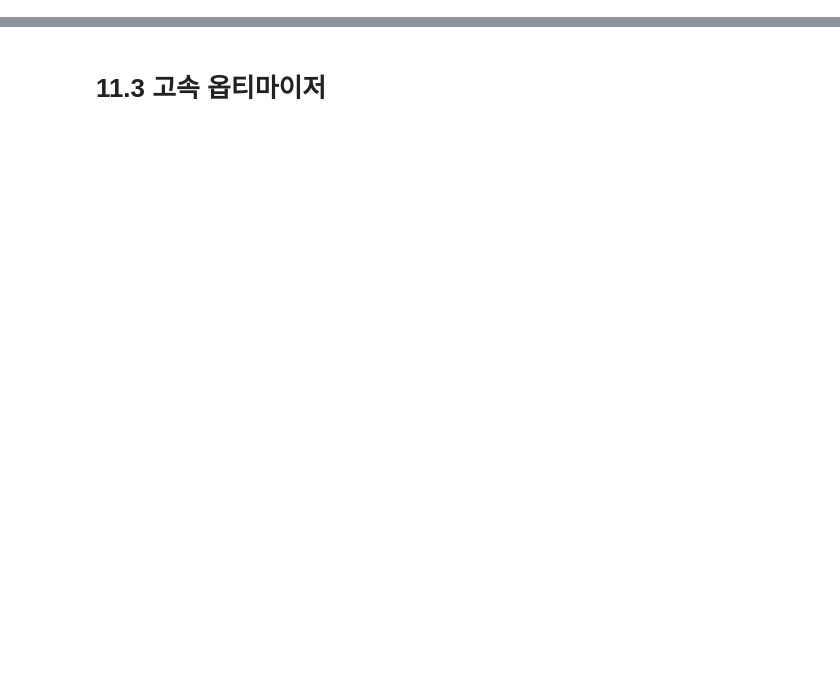
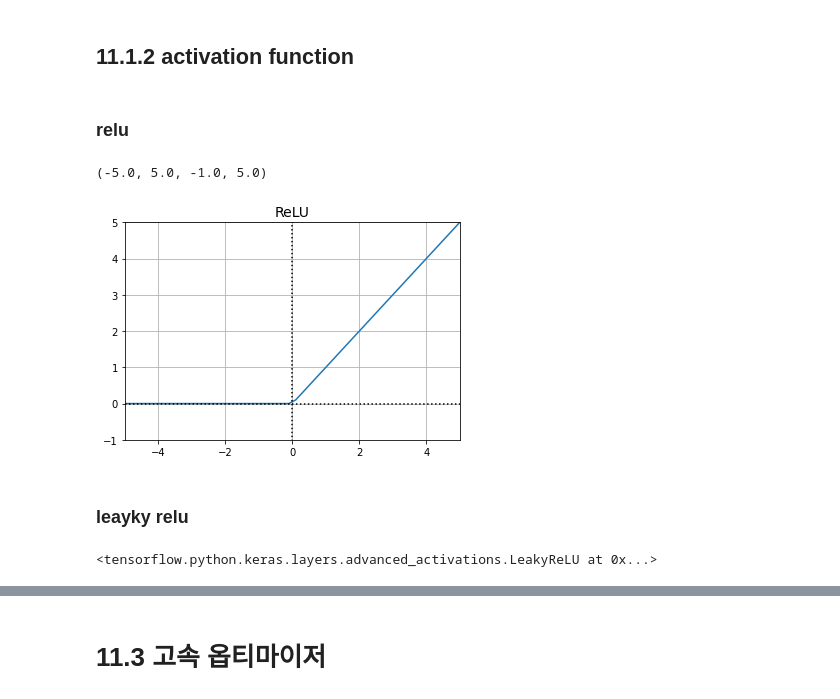
Before and after one commit to supkoon/handson, a Jupyter notebook: handson 11장.ipynb, the cells around one changed output, grey strips where cells are left out. Cells and saved outputs as stored; diff of their text form; code cells hidden in the pictures; blank space fills up the shorter version.

```diff
--- a/handson 11장.ipynb
+++ b/handson 11장.ipynb
@@ -421,0 +35,25 @@ model_B_on_A.evaluate(X_test_B, y_test_B)
+# %% [markdown]
+## 11.1.2 activation function
+# %%
+z = np.linspace(-5,5,50)
+# %%
+def relu(z):
+    return np.maximum(0,z)
+# %% [markdown]
+### relu
+# %%
+plt.plot(z,relu(z))
+plt.plot([-5,5],[0,0],'k:')
+plt.plot([0,0],[-5,5],'k:')
+plt.grid(True)
+plt.title("ReLU", fontsize=14)
+plt.axis([-5,5,-1,5])
+# %% [output]
+(-5.0, 5.0, -1.0, 5.0)
+[figure, added]
+# %% [markdown]
+### leayky relu
+# %%
+keras.layers.LeakyReLU(alpha = 0.1)
+# %% [output]
+<tensorflow.python.keras.layers.advanced_activations.LeakyReLU at 0x...>
```
Also changed, not shown: parts of 289 cells of this notebook.
